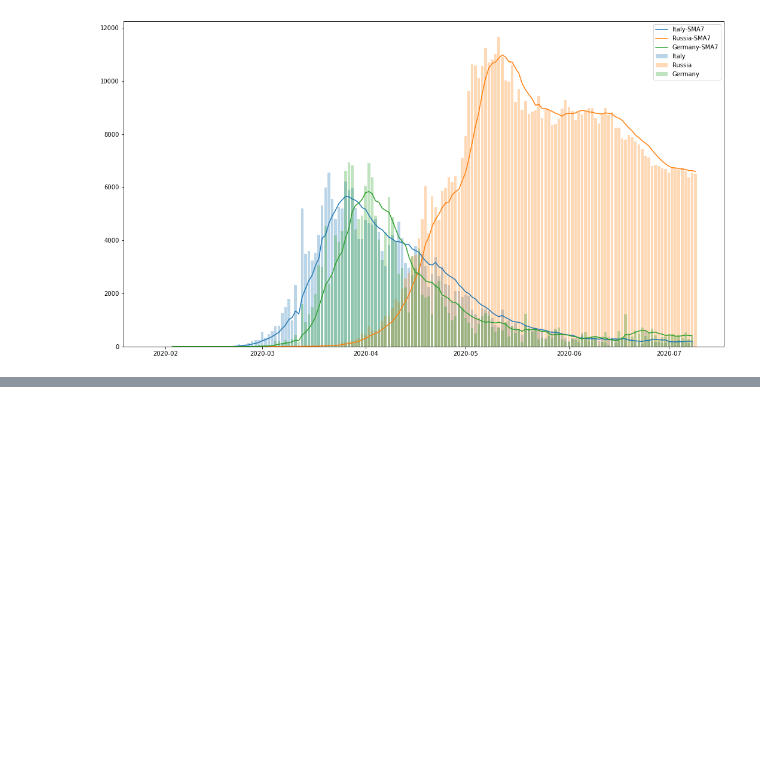
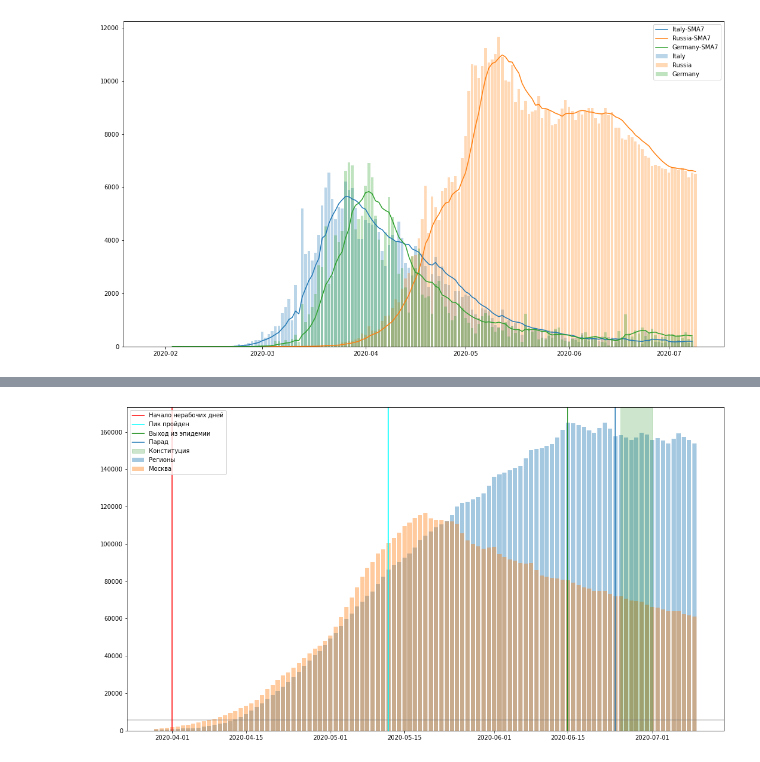
Before and after one commit to guest512/CovidSandbox, a Jupyter notebook: ReportsProcessing/ReportsProcessing.ipynb, the cells around one changed output, grey strips where cells are left out. Saved outputs shown, nothing was run; the diff lists cells and outputs as text; code cells hidden in the pictures; blank space fills up the shorter version.

Commit message:
Updated data Added more graphics for Russia

```diff
--- a/ReportsProcessing/ReportsProcessing.ipynb
+++ b/ReportsProcessing/ReportsProcessing.ipynb
@@ -51,0 +37,11 @@ pyplot.show()
+# %%
+moscow_df = region_dfs.pop("Москва")
+# %%
+column_name = "Active"
+
+regions_df = pd.DataFrame()
+
+for region, region_df in region_dfs.items():
+    regions_df[region] = region_dfs[region][column_name]
+
+regions_df.head()
@@ -51,0 +57,24 @@ pyplot.show()
+# %%
+pyplot.figure(figsize=(18,10))
+
+ax = pyplot.subplot(111)
+ax.xaxis_date()
+
+regions_df['Total'] = 0
+regions_df['Total'] = regions_df.sum(axis = 1)
+
+ax.bar(regions_df.index, regions_df['Total'].values, label = 'Регионы', alpha=0.4)
+ax.bar(moscow_df.index, moscow_df[column_name].values, label = 'Москва', alpha = 0.4)
+
+ax.axvline(pd.to_datetime('01-04-2020', dayfirst=True), label = 'Начало нерабочих дней', color = 'Red')
+ax.axvline(pd.to_datetime('12-05-2020', dayfirst=True), label = 'Пик пройден', color = 'Cyan')
+ax.axvline(pd.to_datetime('15-06-2020', dayfirst=True), label = 'Выход из эпидемии', color = 'Green')
+ax.axvline(pd.to_datetime('24-06-2020', dayfirst=True), label = 'Парад')
+ax.axvspan(pd.to_datetime('25-06-2020', dayfirst=True), pd.to_datetime('01-07-2020', dayfirst=True), label='Конституция', alpha = 0.2, color = 'Green')
+ax.axhspan(5800, 6200, alpha = 0.2, color = 'Grey')
+
+#ax.set_ylim(bottom=5000, top = 6500)
+ax.legend()
+pyplot.show()
+# %% [output]
+[figure, added]
```
Also changed, not shown: parts of 2 cells of this notebook, 1 other file.
